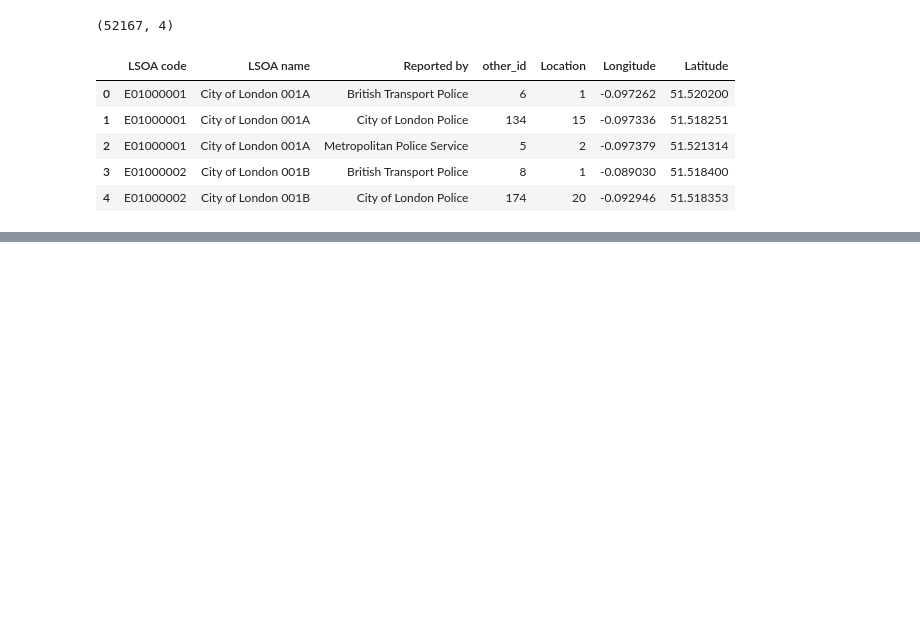
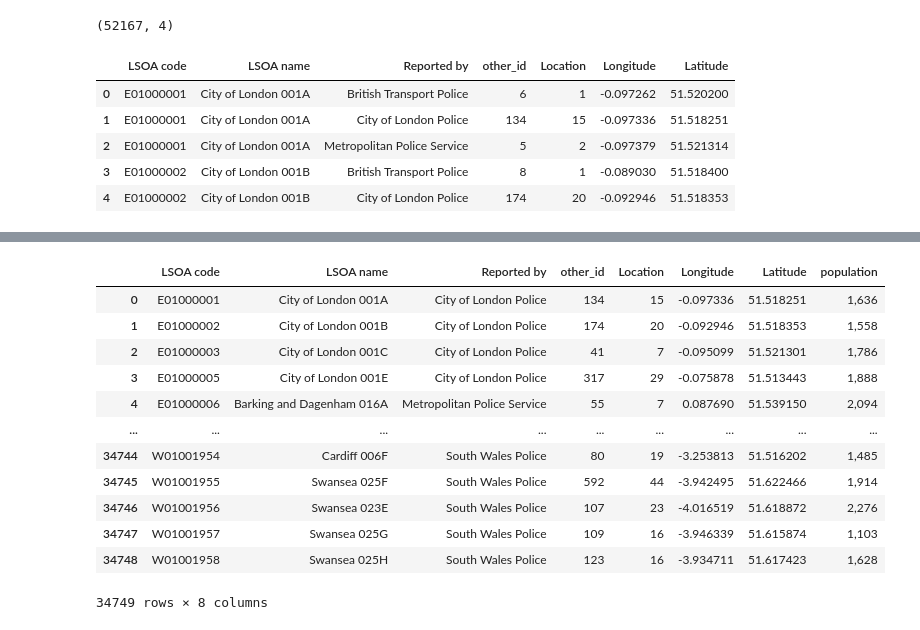
Before and after one commit to BrialFGD/projectUKcrime, a Jupyter notebook: notebooks/Initial Data Exploration.ipynb, the cells around one changed output, grey strips where cells are left out. Cells and saved outputs as stored; diff of their text form; code cells hidden in the pictures; blank space fills up the shorter version.

```diff
--- a/notebooks/Initial Data Exploration.ipynb
+++ b/notebooks/Initial Data Exploration.ipynb
@@ -501,0 +506,2 @@ locations_df.groupby(level = 0).head(1)
+# %%
+population_df = pd.read_csv('../raw_data/population_data.csv')
@@ -501,0 +527,4 @@ locations_df.groupby(level = 0).head(1)
+# %%
+population_df = population_df[['LSOA code','population']]
+# %%
+population_df.columns = ['LSOA code','population']
@@ -501,0 +540,16 @@ locations_df.groupby(level = 0).head(1)
+# %%
+lsao_df.merge(population_df,on='LSOA code')
+# %% [output]
+|  | LSOA code | LSOA name | Reported by | other_id | Location | Longitude | Latitude | population |
+| 0 | E01000001 | City of London 001A | City of London Police | 134 | 15 | -0.097336 | 51.518251 | 1,636 |
+| 1 | E01000002 | City of London 001B | City of London Police | 174 | 20 | -0.092946 | 51.518353 | 1,558 |
+| 2 | E01000003 | City of London 001C | City of London Police | 41 | 7 | -0.095099 | 51.521301 | 1,786 |
+| 3 | E01000005 | City of London 001E | City of London Police | 317 | 29 | -0.075878 | 51.513443 | 1,888 |
+| 4 | E01000006 | Barking and Dagenham 016A | Metropolitan Police Service | 55 | 7 | 0.087690 | 51.539150 | 2,094 |
+| ... | ... | ... | ... | ... | ... | ... | ... | ... |
+| 34744 | W01001954 | Cardiff 006F | South Wales Police | 80 | 19 | -3.253813 | 51.516202 | 1,485 |
+| 34745 | W01001955 | Swansea 025F | South Wales Police | 592 | 44 | -3.942495 | 51.622466 | 1,914 |
+| 34746 | W01001956 | Swansea 023E | South Wales Police | 107 | 23 | -4.016519 | 51.618872 | 2,276 |
+| 34747 | W01001957 | Swansea 025G | South Wales Police | 109 | 16 | -3.946339 | 51.615874 | 1,103 |
+| 34748 | W01001958 | Swansea 025H | South Wales Police | 123 | 16 | -3.934711 | 51.617423 | 1,628 |
+34749 rows × 8 columns
```
Also changed, not shown: parts of 10 cells of this notebook.
